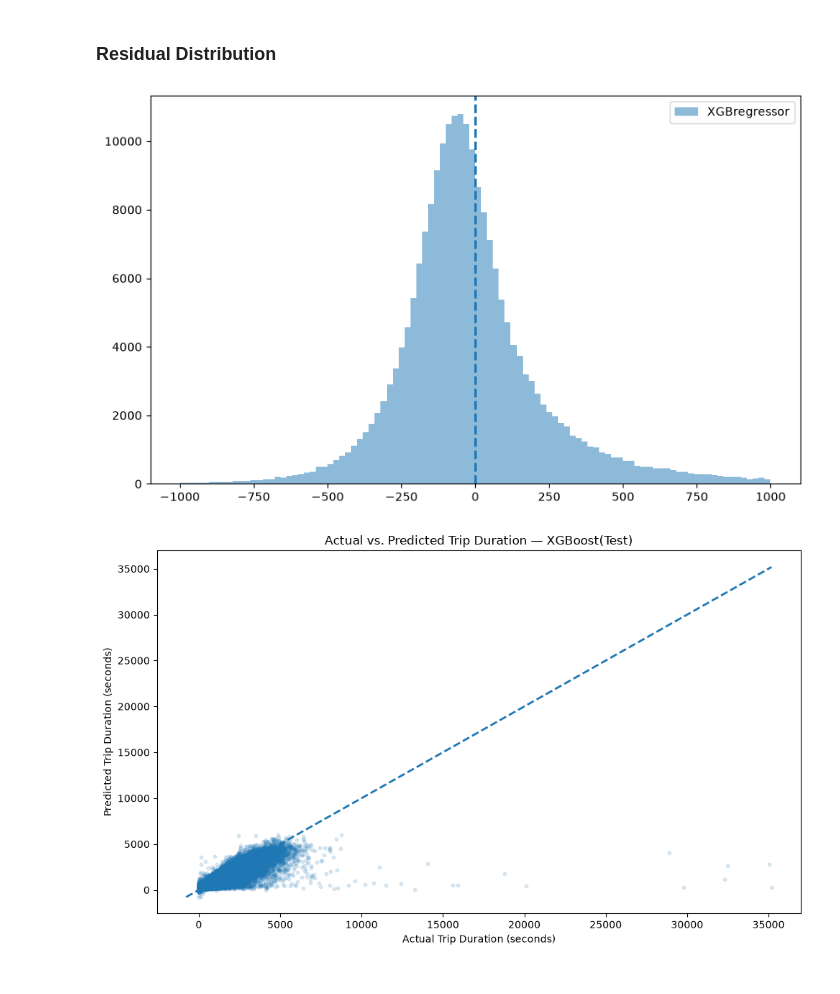
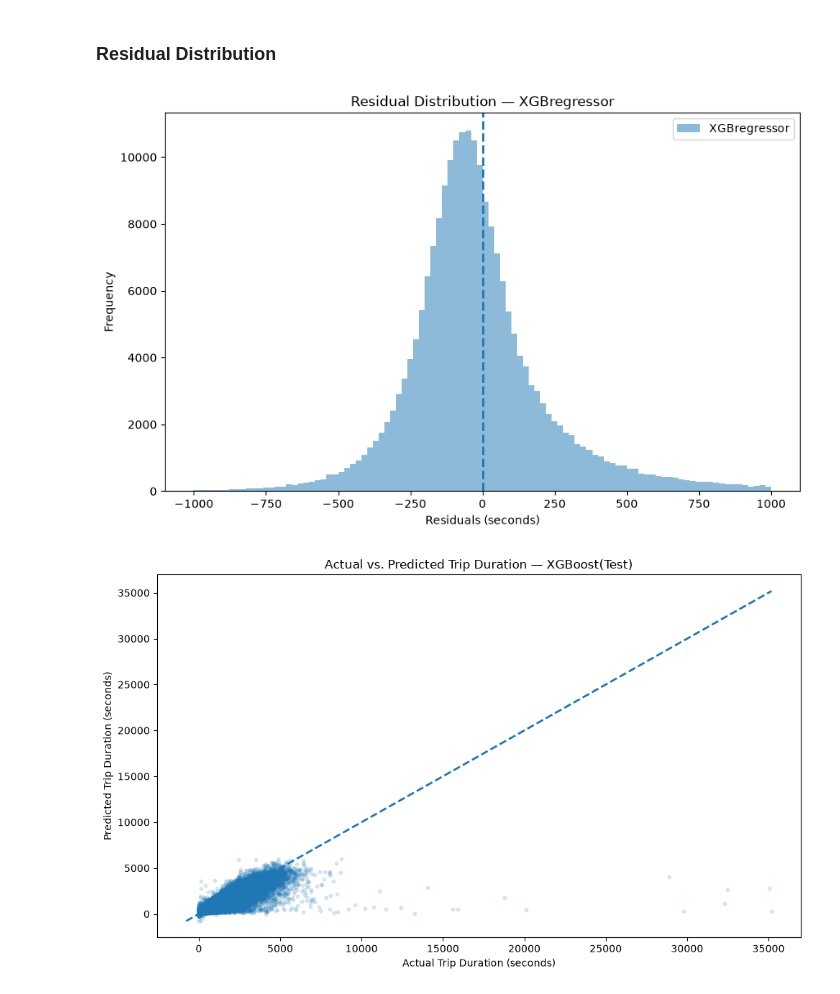
Before and after one commit to niks813/nyc-taxi-trip-duration, a Jupyter notebook: NYC_Trip_duration.ipynb, the cells around one changed output. Cells and saved outputs as stored; diff of their text form; code cells hidden in the pictures.

```diff
--- a/NYC_Trip_duration.ipynb
+++ b/NYC_Trip_duration.ipynb
@@ -39,3 +40,8 @@ from sklearn.metrics import mean_absolute_error, mean_squared_error, r2_score
 from sklearn.ensemble import RandomForestRegressor, GradientBoostingRegressor, HistGradientBoostingRegressor
 from xgboost import XGBRegressor
 from sklearn.model_selection import KFold, cross_validate
+# %%
+FIGURES_DIR = Path("reports/figures")
+FIGURES_DIR.mkdir(parents=True, exist_ok=True)
+
+print(f"Figures will be saved to: {FIGURES_DIR}")
@@ -1532,13 +1652,20 @@ residual_summary
 # %%
 plt.figure(figsize=(10, 6))
 
 plt.hist(residual_xgb, bins=100, range=(-1000, 1000), alpha=0.5, label='XGBregressor')
 
 plt.axvline(0, linestyle='--', linewidth=2)
+
+plt.xlabel('Residuals (seconds)')
+plt.ylabel('Frequency')
+plt.title('Residual Distribution — XGBregressor')
 plt.legend()
+
+plt.savefig(FIGURES_DIR / 'residual_distribution.png', dpi=300, bbox_inches='tight')
+
 plt.show()
 # %% [output]
-[figure, old version]
+[figure, new version]
 # %%
 plt.figure(figsize=(10, 6))
 
```
Also changed, not shown: parts of 72 cells of this notebook, 11 other files.
